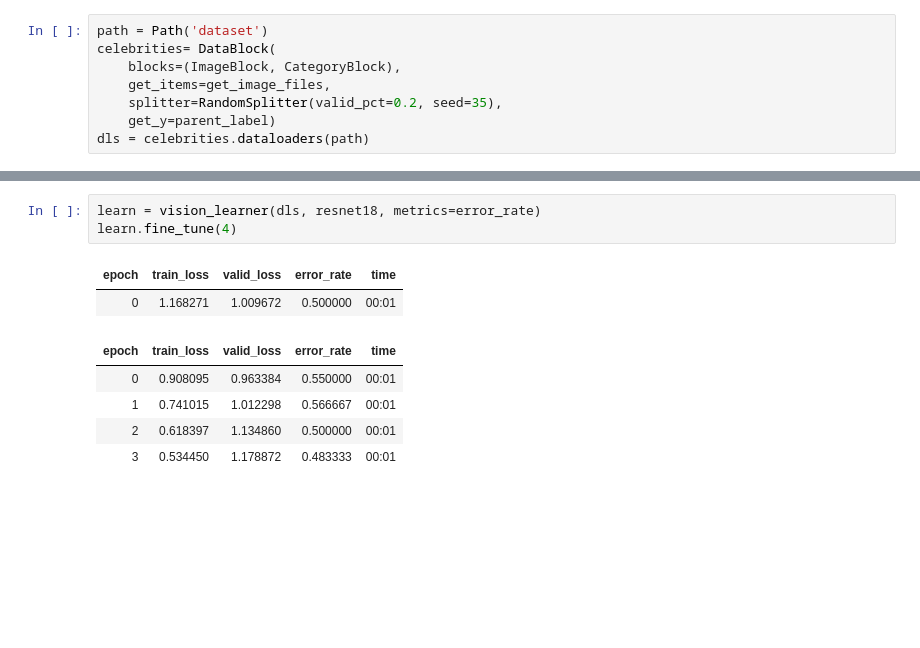
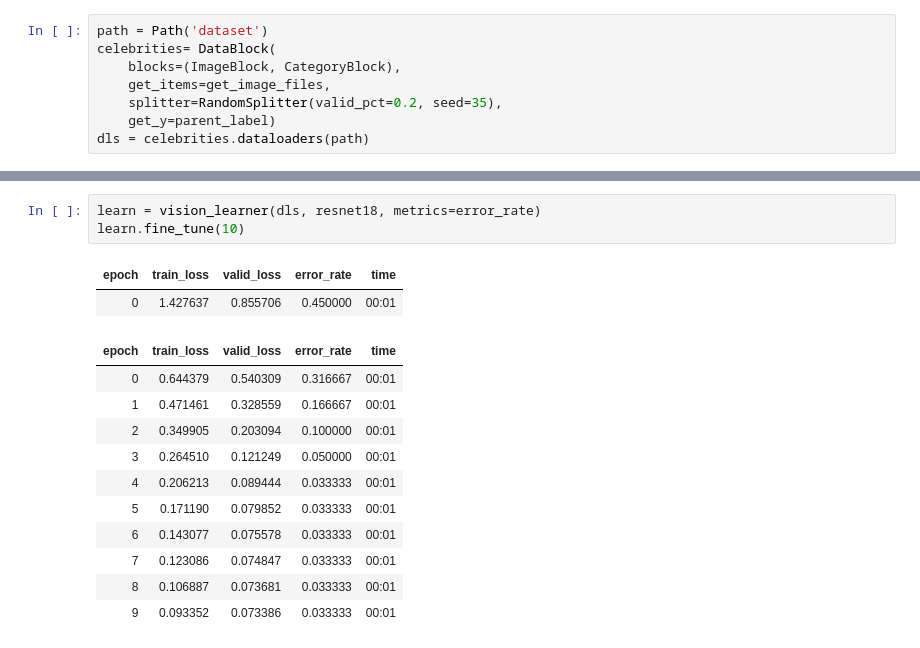
Before and after one commit to iamvssrao/FastAI, a Jupyter notebook: Spectacle_detector.ipynb, the cells around one changed output, grey strips where cells are left out. Drawn from its saved outputs; the diff is of its cells as text; blank space fills up the shorter version.

```diff
--- a/Spectacle_detector.ipynb
+++ b/Spectacle_detector.ipynb
@@ -314,14 +130,20 @@ dls.valid.show_batch(max_n=4, nrows=1)
 # %%
 learn = vision_learner(dls, resnet18, metrics=error_rate)
-learn.fine_tune(4)
+learn.fine_tune(10)
 # %% [output]
 | epoch | train_loss | valid_loss | error_rate | time |
-| 0 | 1.168271 | 1.009672 | 0.500000 | 00:01 |
+| 0 | 1.427637 | 0.855706 | 0.450000 | 00:01 |
 | epoch | train_loss | valid_loss | error_rate | time |
-| 0 | 0.908095 | 0.963384 | 0.550000 | 00:01 |
-| 1 | 0.741015 | 1.012298 | 0.566667 | 00:01 |
-| 2 | 0.618397 | 1.134860 | 0.500000 | 00:01 |
-| 3 | 0.534450 | 1.178872 | 0.483333 | 00:01 |
+| 0 | 0.644379 | 0.540309 | 0.316667 | 00:01 |
+| 1 | 0.471461 | 0.328559 | 0.166667 | 00:01 |
+| 2 | 0.349905 | 0.203094 | 0.100000 | 00:01 |
+| 3 | 0.264510 | 0.121249 | 0.050000 | 00:01 |
+| 4 | 0.206213 | 0.089444 | 0.033333 | 00:01 |
+| 5 | 0.171190 | 0.079852 | 0.033333 | 00:01 |
+| 6 | 0.143077 | 0.075578 | 0.033333 | 00:01 |
+| 7 | 0.123086 | 0.074847 | 0.033333 | 00:01 |
+| 8 | 0.106887 | 0.073681 | 0.033333 | 00:01 |
+| 9 | 0.093352 | 0.073386 | 0.033333 | 00:01 |
 # %%
 interp = ClassificationInterpretation.from_learner(learn)
 interp.plot_confusion_matrix()
```
Also changed, not shown: parts of 24 cells of this notebook.
